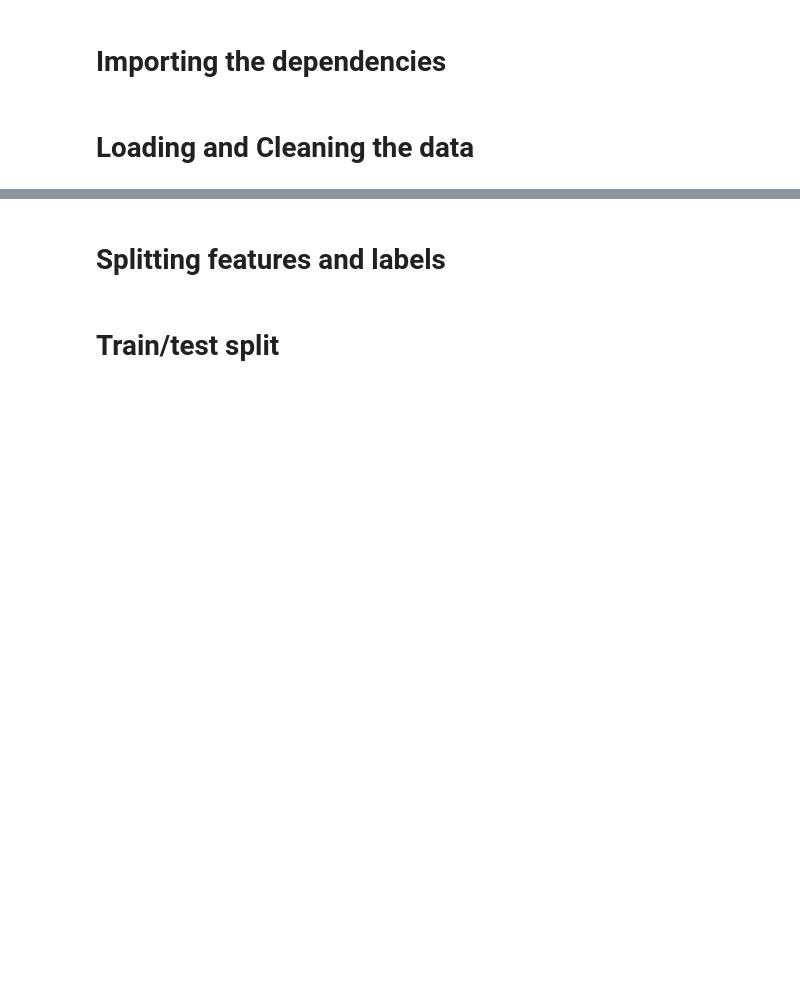
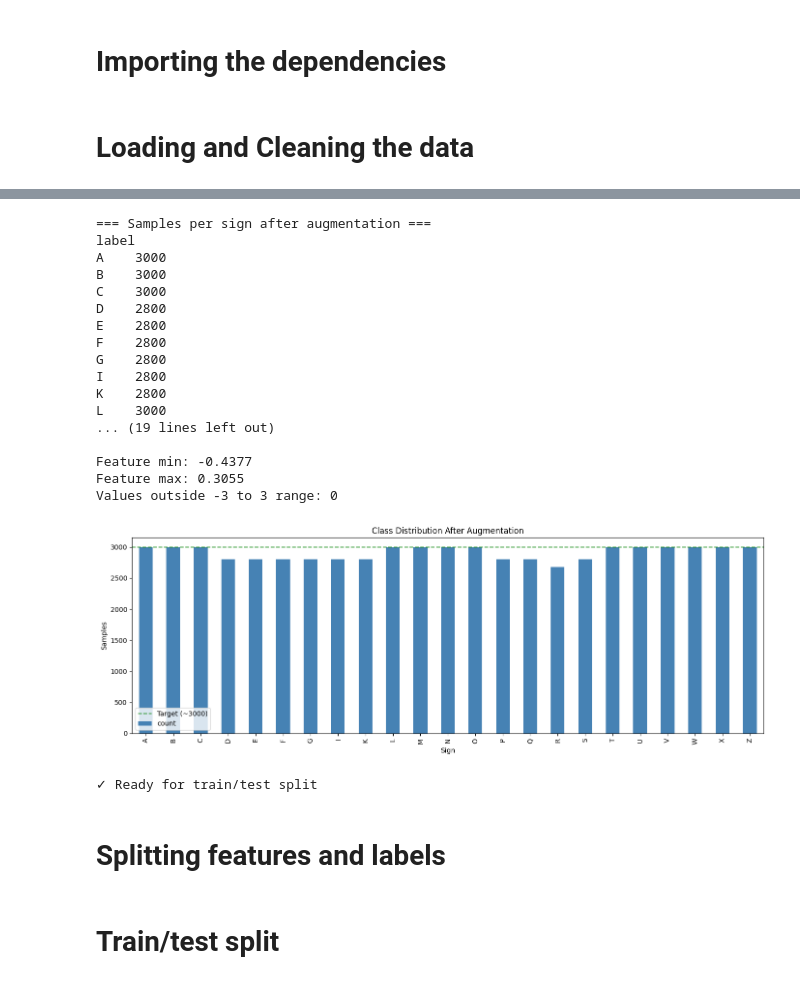
Before and after one commit to Dwibon/ISL-FingerSpell, a Jupyter notebook: training/notebooks/train_model.ipynb, the cells around one changed output, grey strips where cells are left out. Cells and saved outputs as stored; diff of their text form; code cells hidden in the pictures; blank space fills up the shorter version.

```diff
--- a/training/notebooks/train_model.ipynb
+++ b/training/notebooks/train_model.ipynb
@@ -12,7 +12,7 @@ import joblib
 # %% [markdown]
 # Loading and Cleaning the data
 # %%
-df = pd.read_csv('/Users/dwibon/Desktop/ISL-FingerSpell/dataset/training_data.csv')
+df = pd.read_csv('/Users/dwibon/Desktop/ISL-FingerSpell/dataset/combined_train_dataset.csv')
 df = df.dropna()
 print(f"Dataset shape: {df.shape}")
 print(f"Class distribution:\n{df['label'].value_counts()}")
@@ -37,3 +85,57 @@ Name: count, dtype: int64
+# %%
+counts = df_augmented['label'].value_counts().sort_index()
+
+print("=== Samples per sign after augmentation ===")
+print(counts)
+print(f"\nMin: {counts.min()}  |  Max: {counts.max()}")
+print(f"Ratio (max/min): {counts.max()/counts.min():.2f}x")
+
+# Any NaN introduced by augmentation
+nulls = df_augmented.isnull().sum().sum()
+print(f"\nNaN values: {nulls}")
+
+# Feature range check — should still be roughly -1.5 to 1.5
+feature_cols = [c for c in df_augmented.columns if c != 'label']
+X = df_augmented[feature_cols]
+print(f"\nFeature min: {X.min().min():.4f}")
+print(f"Feature max: {X.max().max():.4f}")
+print(f"Values outside -3 to 3 range: {(X.abs() > 3).sum().sum()}")
+
+# Visual
+import matplotlib.pyplot as plt
+
+counts.plot(kind='bar', figsize=(14, 5), color='steelblue')
+plt.axhline(y=3000, color='green', linestyle='--',
+            label='Target (~3000)', alpha=0.7)
+plt.title('Class Distribution After Augmentation')
+plt.xlabel('Sign')
+plt.ylabel('Samples')
+plt.legend()
+plt.tight_layout()
+plt.savefig('/Users/dwibon/Desktop/ISL-FingerSpell/assets/class_distribution_augmented.png', dpi=150)
+plt.show()
+
+print("\n✓ Ready for train/test split")
+# %% [output]
+=== Samples per sign after augmentation ===
+label
+A    3000
+B    3000
+C    3000
+D    2800
+E    2800
+F    2800
+G    2800
+I    2800
+K    2800
+L    3000
+... (19 lines left out)
+
+Feature min: -0.4377
+Feature max: 0.3055
+Values outside -3 to 3 range: 0
+[figure, added]
+✓ Ready for train/test split
 # %% [markdown]
 # Splitting features and labels
 # %%
```
Also changed, not shown: parts of 9 cells of this notebook.
